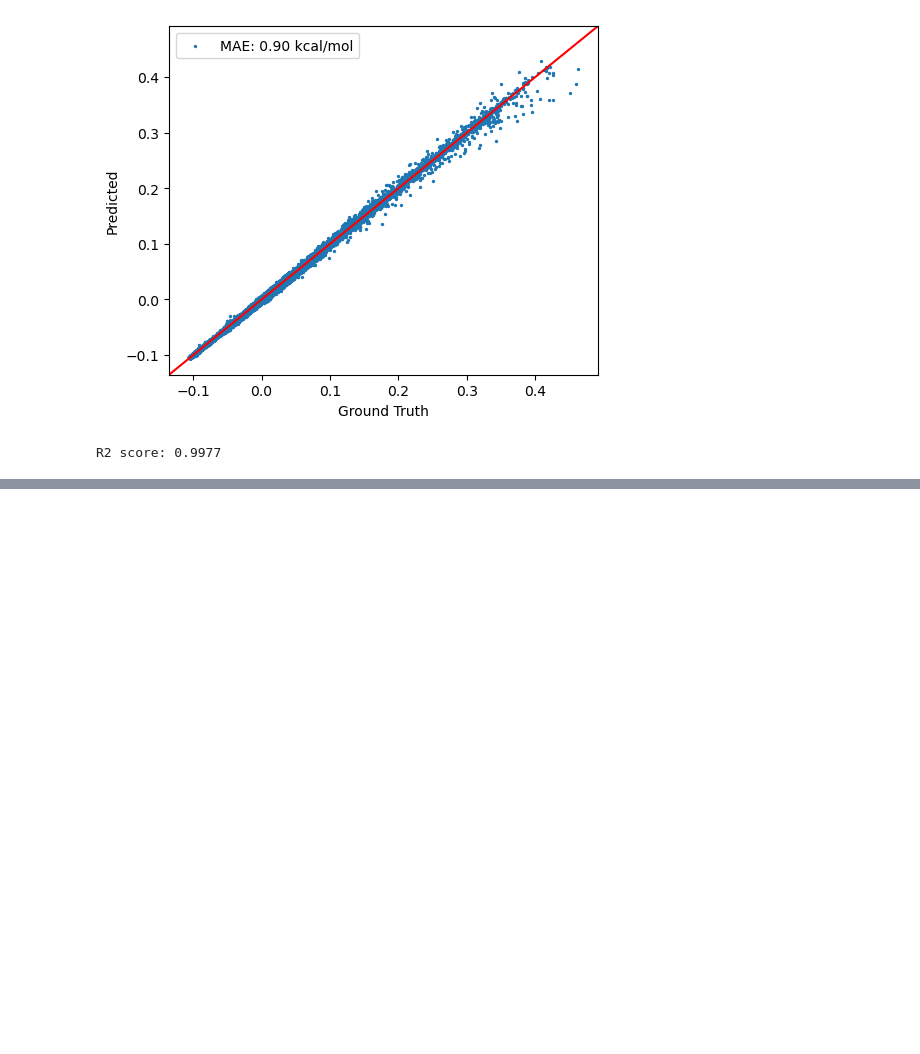
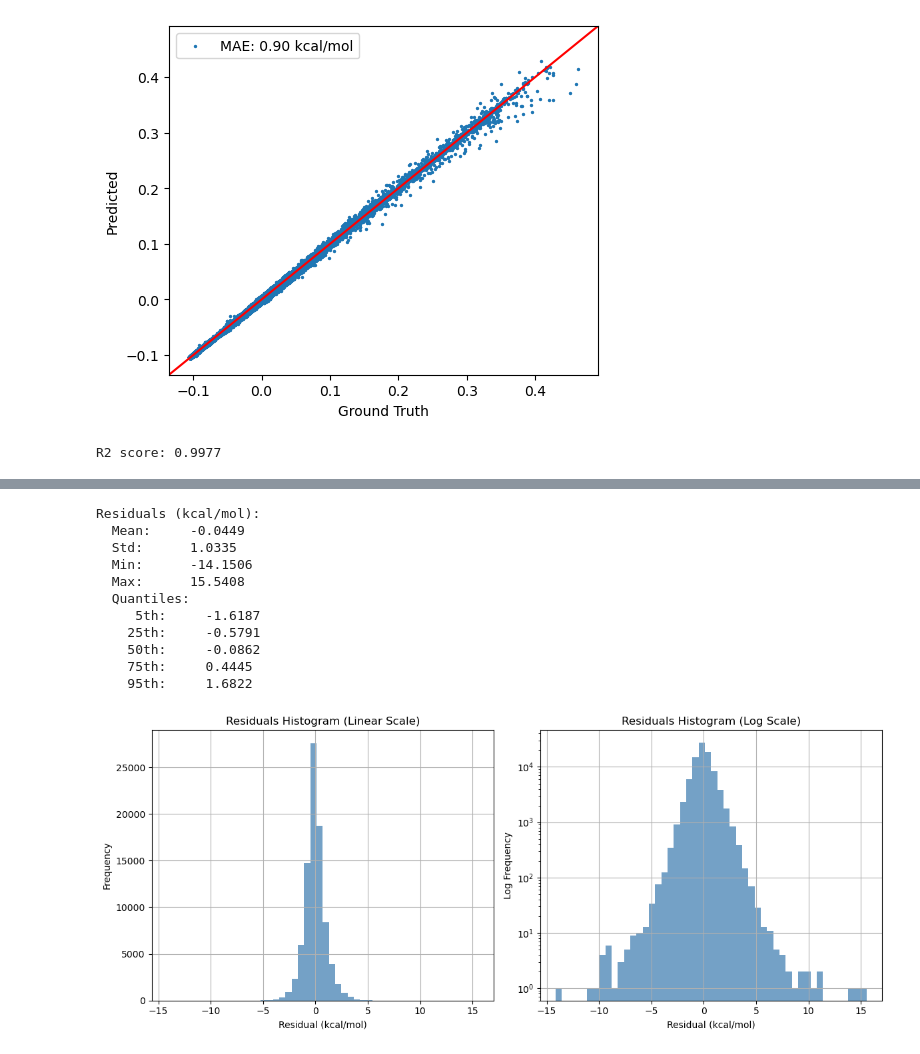
Before and after one commit to Qile0317/bioe142-final-project, a Jupyter notebook: main-project-notebook.ipynb, the cells around one changed output, grey strips where cells are left out. Cells and saved outputs as stored; diff of their text form; code cells hidden in the pictures; blank space fills up the shorter version.

```diff
--- a/main-project-notebook.ipynb
+++ b/main-project-notebook.ipynb
@@ -421,0 +512,19 @@ Residuals (kcal/mol):
+# %%
+plot_residuals(
+    true_y_ffrelu,
+    pred_y_ffrelu,
+    side_by_side_log=True
+)
+# %% [output]
+Residuals (kcal/mol):
+  Mean:     -0.0449
+  Std:      1.0335
+  Min:      -14.1506
+  Max:      15.5408
+  Quantiles:
+     5th:     -1.6187
+    25th:     -0.5791
+    50th:     -0.0862
+    75th:     0.4445
+    95th:     1.6822
+[figure, added]
```
Also changed, not shown: parts of 14 cells of this notebook, 1 other file.
